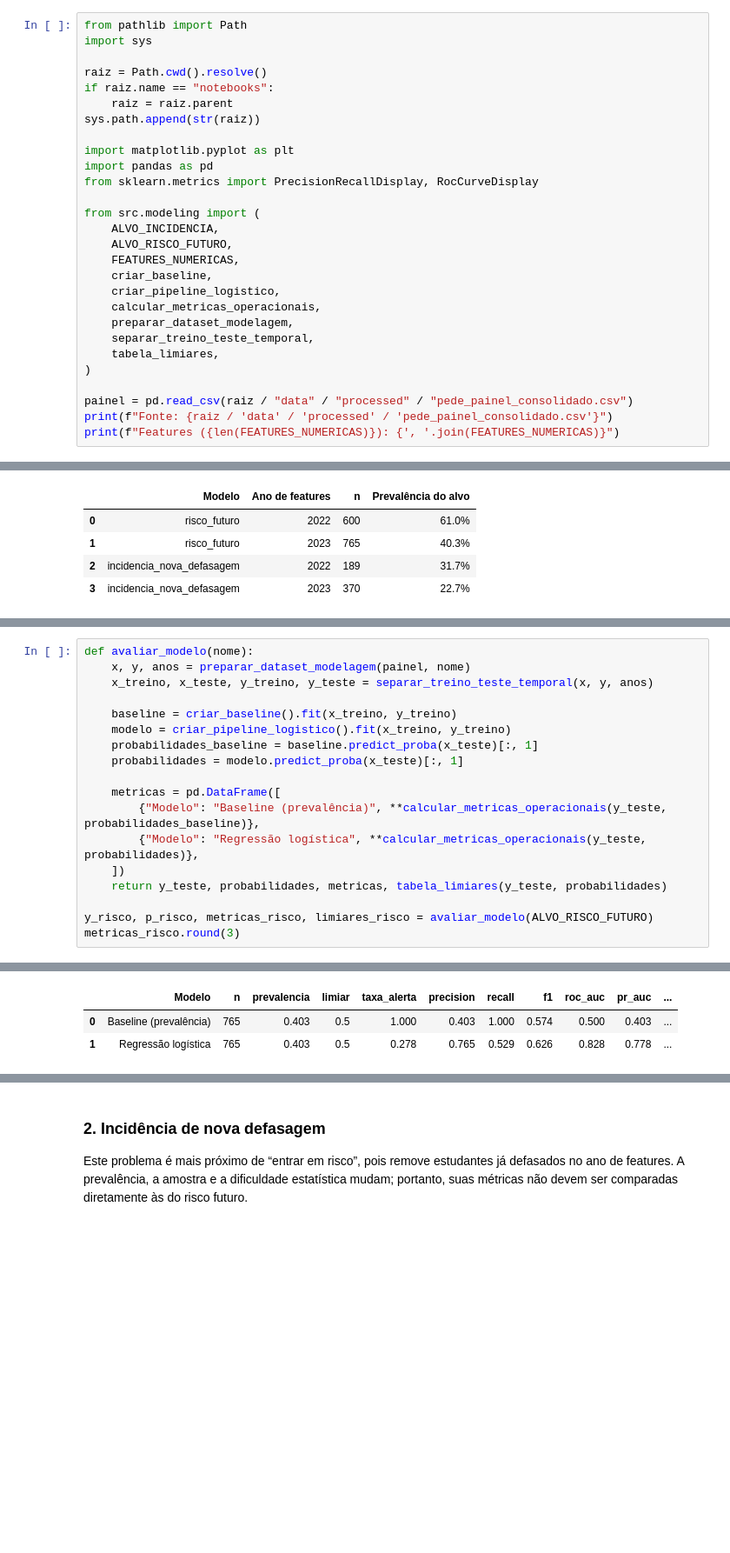
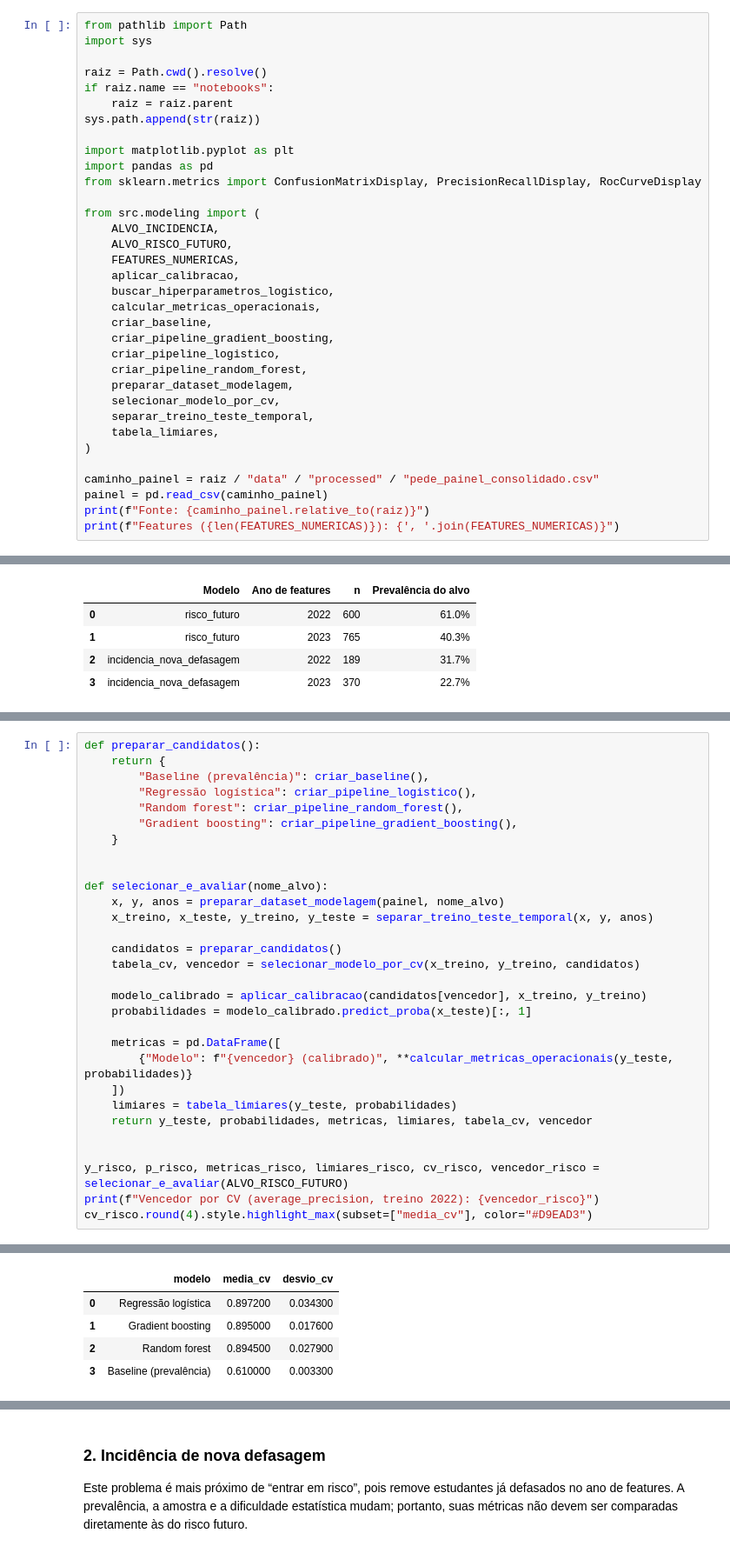
Before and after one commit to maclabr/tech-challenge-passos-magicos, a Jupyter notebook: notebooks/03_modelagem_risco_temporal.ipynb, the cells around one changed output, grey strips where cells are left out. Shown at 87% size. Drawn from its saved outputs; the diff is of its cells as text; blank space fills up the shorter version.

```diff
--- a/notebooks/03_modelagem_risco_temporal.ipynb
+++ b/notebooks/03_modelagem_risco_temporal.ipynb
@@ -34,21 +38,27 @@ sys.path.append(str(raiz))
 
 import matplotlib.pyplot as plt
 import pandas as pd
-from sklearn.metrics import PrecisionRecallDisplay, RocCurveDisplay
+from sklearn.metrics import ConfusionMatrixDisplay, PrecisionRecallDisplay, RocCurveDisplay
 
 from src.modeling import (
     ALVO_INCIDENCIA,
     ALVO_RISCO_FUTURO,
     FEATURES_NUMERICAS,
+    aplicar_calibracao,
+    buscar_hiperparametros_logistico,
+    calcular_metricas_operacionais,
     criar_baseline,
+    criar_pipeline_gradient_boosting,
     criar_pipeline_logistico,
-    calcular_metricas_operacionais,
+    criar_pipeline_random_forest,
     preparar_dataset_modelagem,
+    selecionar_modelo_por_cv,
     separar_treino_teste_temporal,
     tabela_limiares,
 )
 
-painel = pd.read_csv(raiz / "data" / "processed" / "pede_painel_consolidado.csv")
-print(f"Fonte: {raiz / 'data' / 'processed' / 'pede_painel_consolidado.csv'}")
+caminho_painel = raiz / "data" / "processed" / "pede_painel_consolidado.csv"
+painel = pd.read_csv(caminho_painel)
+print(f"Fonte: {caminho_painel.relative_to(raiz)}")
 print(f"Features ({len(FEATURES_NUMERICAS)}): {', '.join(FEATURES_NUMERICAS)}")
 # %% [output]
@@ -81,19 +91,31 @@ A linha de base logística é comparada a um baseline de prevalência. A compara
 # %%
-def avaliar_modelo(nome):
-    x, y, anos = preparar_dataset_modelagem(painel, nome)
+def preparar_candidatos():
+    return {
+        "Baseline (prevalência)": criar_baseline(),
+        "Regressão logística": criar_pipeline_logistico(),
+        "Random forest": criar_pipeline_random_forest(),
+        "Gradient boosting": criar_pipeline_gradient_boosting(),
+    }
+
+
+def selecionar_e_avaliar(nome_alvo):
+    x, y, anos = preparar_dataset_modelagem(painel, nome_alvo)
     x_treino, x_teste, y_treino, y_teste = separar_treino_teste_temporal(x, y, anos)
 
-    baseline = criar_baseline().fit(x_treino, y_treino)
-    modelo = criar_pipeline_logistico().fit(x_treino, y_treino)
-    probabilidades_baseline = baseline.predict_proba(x_teste)[:, 1]
-    probabilidades = modelo.predict_proba(x_teste)[:, 1]
+    candidatos = preparar_candidatos()
+    tabela_cv, vencedor = selecionar_modelo_por_cv(x_treino, y_treino, candidatos)
+
+    modelo_calibrado = aplicar_calibracao(candidatos[vencedor], x_treino, y_treino)
+    probabilidades = modelo_calibrado.predict_proba(x_teste)[:, 1]
 
     metricas = pd.DataFrame([
-        {"Modelo": "Baseline (prevalência)", **calcular_metricas_operacionais(y_teste, probabilidades_baseline)},
-        {"Modelo": "Regressão logística", **calcular_metricas_operacionais(y_teste, probabilidades)},
+        {"Modelo": f"{vencedor} (calibrado)", **calcular_metricas_operacionais(y_teste, probabilidades)}
     ])
-    return y_teste, probabilidades, metricas, tabela_limiares(y_teste, probabilidades)
+    limiares = tabela_limiares(y_teste, probabilidades)
+    return y_teste, probabilidades, metricas, limiares, tabela_cv, vencedor
 
-y_risco, p_risco, metricas_risco, limiares_risco = avaliar_modelo(ALVO_RISCO_FUTURO)
-metricas_risco.round(3)
+
+y_risco, p_risco, metricas_risco, limiares_risco, cv_risco, vencedor_risco = selecionar_e_avaliar(ALVO_RISCO_FUTURO)
+print(f"Vencedor por CV (average_precision, treino 2022): {vencedor_risco}")
+cv_risco.round(4).style.highlight_max(subset=["media_cv"], color="#D9EAD3")
 # %% [output]
@@ -100,3 +123,5 @@ metricas_risco.round(3)
-|  | Modelo | n | prevalencia | limiar | taxa_alerta | precision | recall | f1 | roc_auc | pr_auc | ... |
-| 0 | Baseline (prevalência) | 765 | 0.403 | 0.5 | 1.000 | 0.403 | 1.000 | 0.574 | 0.500 | 0.403 | ... |
-| 1 | Regressão logística | 765 | 0.403 | 0.5 | 0.278 | 0.765 | 0.529 | 0.626 | 0.828 | 0.778 | ... |
+|  | modelo | media_cv | desvio_cv |
+| 0 | Regressão logística | 0.897200 | 0.034300 |
+| 1 | Gradient boosting | 0.895000 | 0.017600 |
+| 2 | Random forest | 0.894500 | 0.027900 |
+| 3 | Baseline (prevalência) | 0.610000 | 0.003300 |
```
Also changed, not shown: parts of 27 cells of this notebook, 4 other files.
